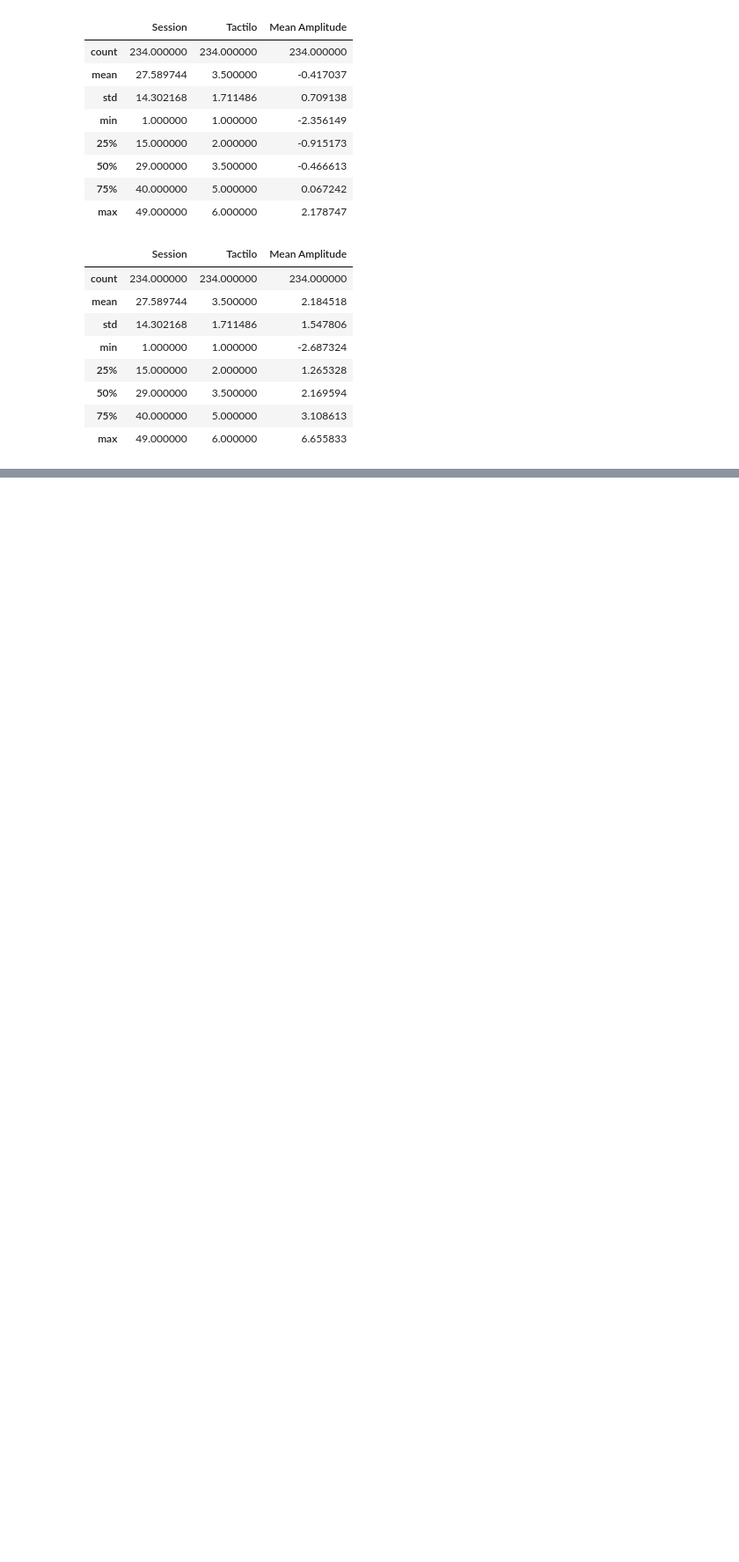
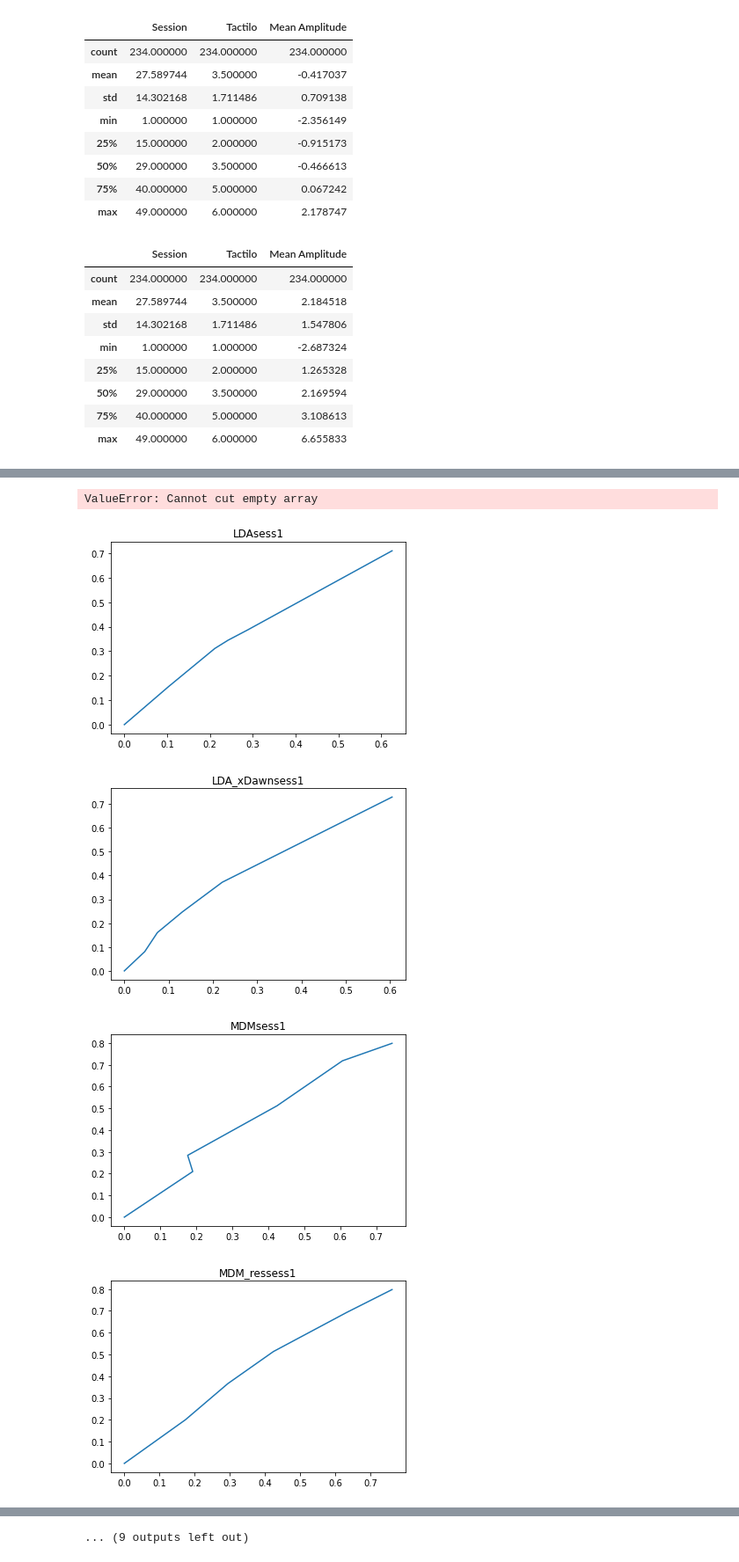
Before and after one commit to iamraP/P300ClassifierComparison, a Jupyter notebook: DataVisualization.ipynb, the cells around one changed output, grey strips where cells are left out. Shown: that part at 88% size. Drawn from its saved outputs; the diff is of its cells as text; code cells hidden in the pictures; blank space fills up the shorter version.

```diff
--- a/DataVisualization.ipynb
+++ b/DataVisualization.ipynb
@@ -426,0 +392,17 @@ t
+# %%
+for condition in np.unique(all_roc.Condition):
+    for classifier in np.unique(all_roc.Classifier):
+        roc = all_roc.loc[(all_roc.Classifier==classifier) & (all_roc.Condition==condition)]
+        roc["Treshold_bin"] = pd.cut(roc.Treshold,10)
+        roc = roc.groupby("Treshold_bin").mean().dropna()
+        fig, ax = plt.subplots()
+        ax.plot(roc.FPR,roc.TPR)
+
+        title = classifier + condition
+        ax.set_title(title)
+# %% [output]
+ValueError: Cannot cut empty array
+[figure, added]
+[figure, added]
+[figure, added]
+[figure, added]
@@ -426,0 +416 @@ t
+... (9 outputs left out)
```
Also changed, not shown: parts of 10 cells of this notebook, 49 other files.
